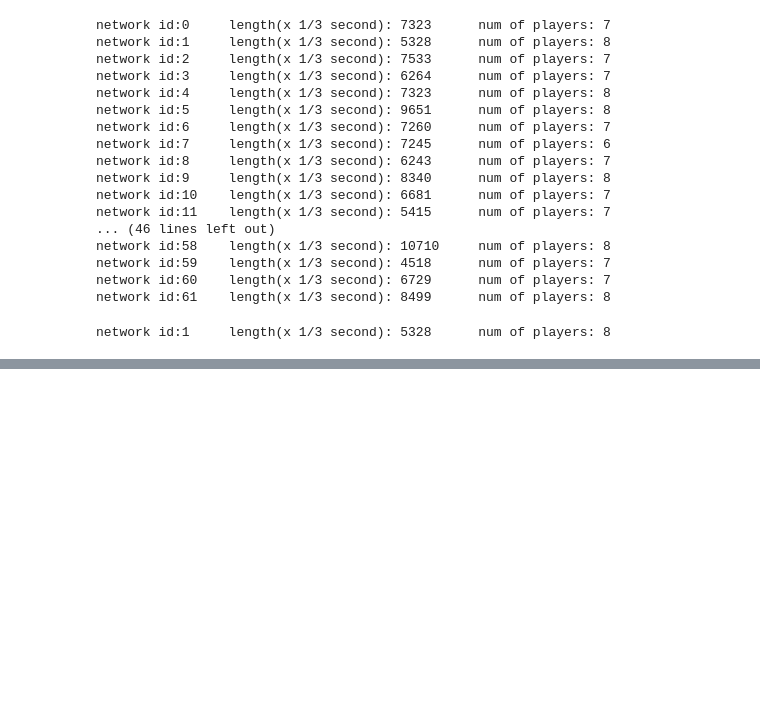
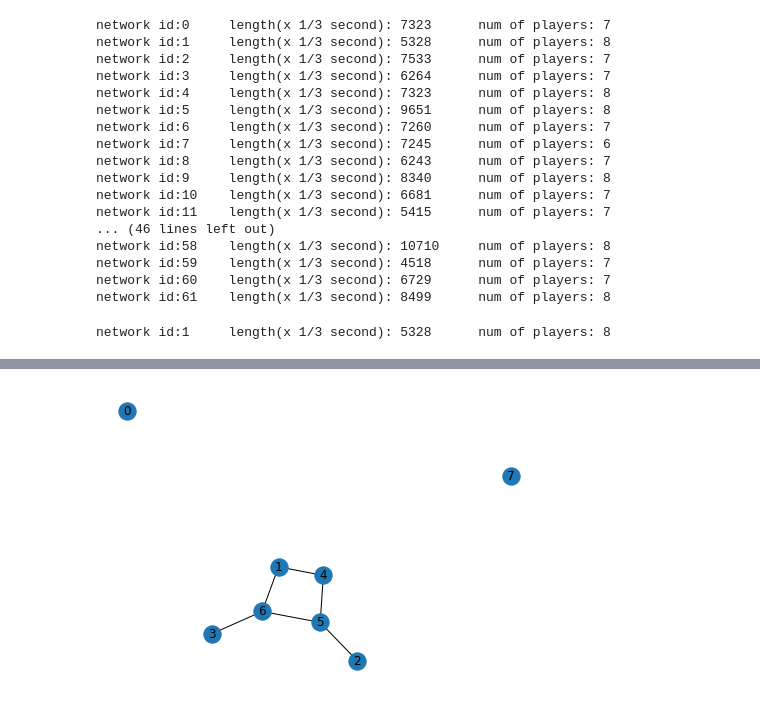
Before and after one commit to J-cuong/CSC407, a Jupyter notebook: NetworkAnalysisProj.ipynb, the cells around one changed output, grey strips where cells are left out. Cells and saved outputs as stored; diff of their text form; code cells hidden in the pictures; blank space fills up the shorter version.

```diff
--- a/NetworkAnalysisProj.ipynb
+++ b/NetworkAnalysisProj.ipynb
@@ -198,0 +134,6 @@ Internal representation:  [[0, 1, 1, 0], [0, 0, 3, 0], [0, 0, 0, 4], [5, 0, 0, 0
+# %%
+
+G = nx.from_numpy_matrix(game2[2])
+nx.draw(G, with_labels=True)
+# %% [output]
+[figure, added]
```
Also changed, not shown: parts of 23 cells of this notebook.
